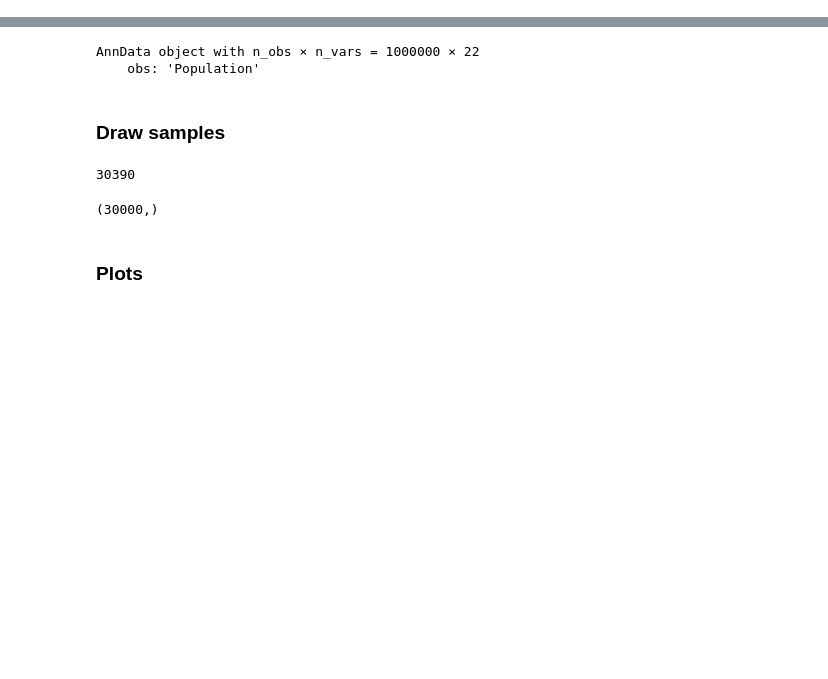
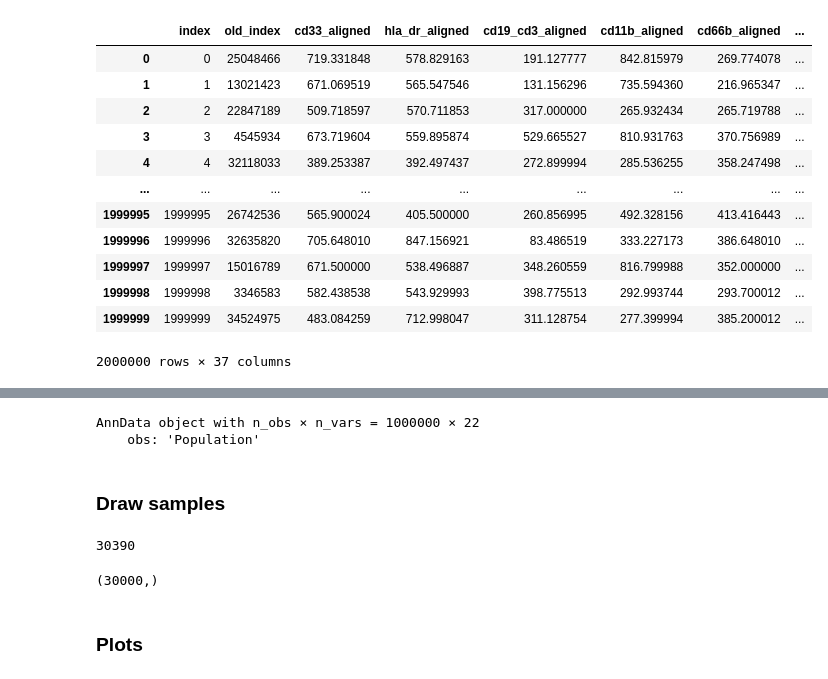
Before and after one commit to EhsanKA/FACS_Sampling, a Jupyter notebook: notebooks/Sarah/AML_1M-Copy1.ipynb, the cells around one changed output, grey strips where cells are left out. Cells and saved outputs as stored; diff of their text form; code cells hidden in the pictures; blank space fills up the shorter version.

```diff
--- a/notebooks/Sarah/AML_1M-Copy1.ipynb
+++ b/notebooks/Sarah/AML_1M-Copy1.ipynb
@@ -7,4 +8,9 @@ from FACS_Sampling.preprocessing.utils import create_adata
 
 sc.set_figure_params(figsize=(8,8), fontsize=15, )
 # %%
-data = pd.read_csv("../../FACS_Sampling/datasets/AML_Aligned_non_normalized_1M.csv")
+
+# Get the file path from the environment variable
+file_path_env = os.getenv('MY_FACS_DATA_PATH')
+input_file2 = os.path.join(file_path_env,'datasets', 'AML_data_2M.csv')
+
+data = pd.read_csv(input_file2, low_memory=False)
@@ -10,0 +30,16 @@ data = pd.read_csv("../../FACS_Sampling/datasets/AML_Aligned_non_normalized_1M.c
+# %%
+data
+# %% [output]
+|  | index | old_index | cd33_aligned | hla_dr_aligned | cd19_cd3_aligned | cd11b_aligned | cd66b_aligned | ... |
+| 0 | 0 | 25048466 | 719.331848 | 578.829163 | 191.127777 | 842.815979 | 269.774078 | ... |
+| 1 | 1 | 13021423 | 671.069519 | 565.547546 | 131.156296 | 735.594360 | 216.965347 | ... |
+| 2 | 2 | 22847189 | 509.718597 | 570.711853 | 317.000000 | 265.932434 | 265.719788 | ... |
+| 3 | 3 | 4545934 | 673.719604 | 559.895874 | 529.665527 | 810.931763 | 370.756989 | ... |
+| 4 | 4 | 32118033 | 389.253387 | 392.497437 | 272.899994 | 285.536255 | 358.247498 | ... |
+| ... | ... | ... | ... | ... | ... | ... | ... | ... |
+| 1999995 | 1999995 | 26742536 | 565.900024 | 405.500000 | 260.856995 | 492.328156 | 413.416443 | ... |
+| 1999996 | 1999996 | 32635820 | 705.648010 | 847.156921 | 83.486519 | 333.227173 | 386.648010 | ... |
+| 1999997 | 1999997 | 15016789 | 671.500000 | 538.496887 | 348.260559 | 816.799988 | 352.000000 | ... |
+| 1999998 | 1999998 | 3346583 | 582.438538 | 543.929993 | 398.775513 | 292.993744 | 293.700012 | ... |
+| 1999999 | 1999999 | 34524975 | 483.084259 | 712.998047 | 311.128754 | 277.399994 | 385.200012 | ... |
+2000000 rows × 37 columns
```
Also changed, not shown: parts of 4 cells of this notebook, 1 other file.
